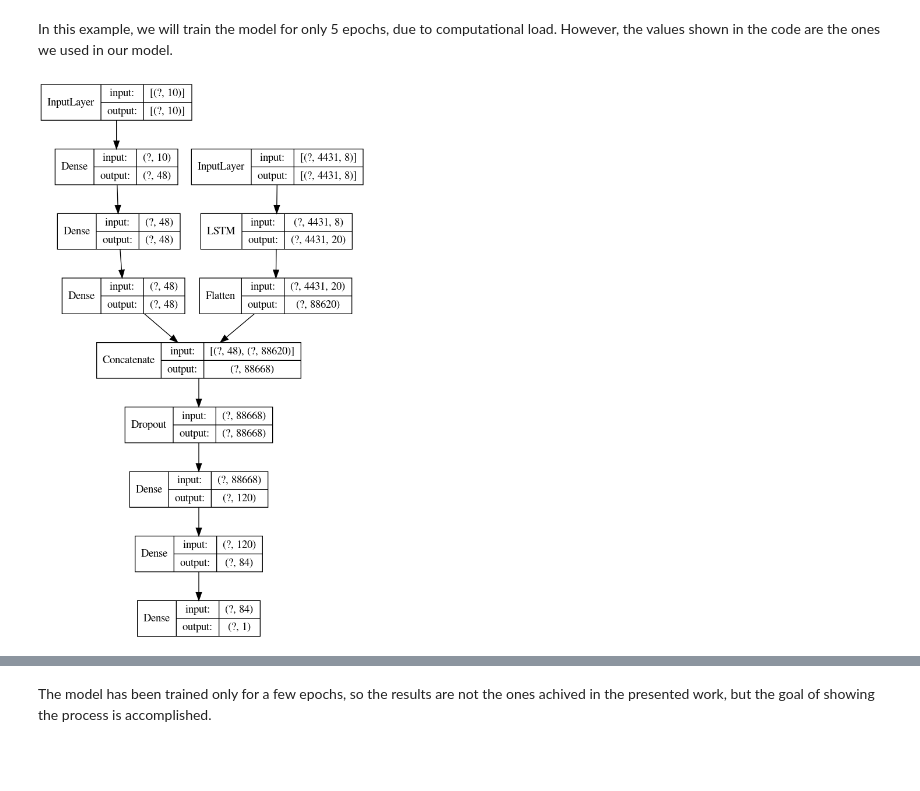
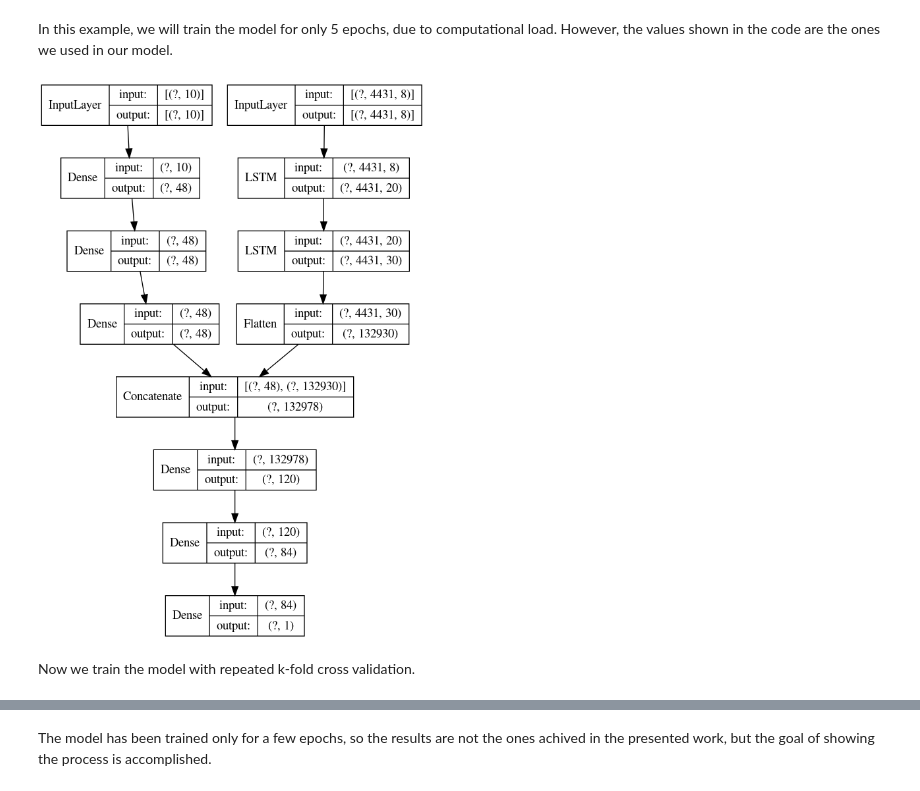
Before and after one commit to juliotorrest/yield_aeroponics, a Jupyter notebook: interpretability/LSTM_based_twoheaded.ipynb, the cells around one changed output, grey strips where cells are left out. Drawn from its saved outputs; the diff is of its cells as text; code cells hidden in the pictures; blank space fills up the shorter version.

```diff
--- a/interpretability/LSTM_based_twoheaded.ipynb
+++ b/interpretability/LSTM_based_twoheaded.ipynb
@@ -195,8 +195,5 @@ This is the two-headed CNN-based model that we have used for our work.
 # %%
 # Create model
-dropout=0.5
-r_d=0.5
-
 # Tabular input
 input_tab=Input(shape=(X_tab.shape[1],),name='tabular')
 branch_x=Dense(48,activation='relu')(input_tab)
@@ -205,20 +202,19 @@ branch_x=Dense(48,activation='relu')(branch_x)
 
 # #Sequential model
 input_seq=Input(shape=(X_seq.shape[1],X_seq.shape[2]),name='sequential')
-branch_y=LSTM(20,dropout=dropout,recurrent_dropout=r_d,
-              return_sequences=True)(input_seq)
+branch_y=LSTM(20,return_sequences=True)(input_seq)
+branch_y=LSTM(30,return_sequences=True)(branch_y)
 branch_y=Flatten()(branch_y)
 
-#Common classifier
-clf=concatenate([branch_x,branch_y])
-clf=Dropout(dropout)(clf)
-clf=Dense(120,activation='relu')(clf)
-clf=Dense(84,activation='relu')(clf)
-output=Dense(1,activation='relu')(clf)#linear
+#Common regressor
+reg=concatenate([branch_x,branch_y])
+reg=Dense(120,activation='relu')(reg)
+reg=Dense(84,activation='relu')(reg)
+output=Dense(1,activation='relu')(reg)#linear
 
 model=Model([input_tab,input_seq],output)
 
-model.compile(optimizer='adam',loss='mae',metrics=['mae','mse'])
+model.compile(optimizer='adadelta',loss='mse',metrics=['mae','mse'])
 print("\nModel created successfully!\n")
 # %% [output]
 Model created successfully!
@@ -226,19 +222,19 @@ Model created successfully!
 In this example, we will train the model for only 5 epochs, due to computational load. However, the values shown in the code are the ones we used in our model.
 # %%
 #Model conditions
-num_epochs=1000
-patience=int(num_epochs/5)
+epochs=1500
 batch_size=20
+#epochs one tenth of CNN, batch size of validation data set
 
-callbacks_list=[EarlyStopping(monitor='val_loss', patience=patience),
-                ModelCheckpoint(os.path.join(saving_dir,'model_lstm.h5'),
-                                save_best_only=True)]#,
-#                TensorBoard(log_dir=os.path.join(main_dir,'results','logs'),
-#                            histogram_freq=1)]
+callbacks_list=[ModelCheckpoint(os.path.join(saving_dir,'model_lstm.h5'),
+                                save_best_only=False)]
+
 #Plot model
 plot_model(model,to_file=os.path.join(saving_dir,'network_model_lstm.png'),
            show_shapes = True,show_layer_names = False)
 # %% [output]
-[figure, old version]
+[figure, new version]
+# %% [markdown]
+Now we train the model with repeated k-fold cross validation.
 # %%
 #Training the model
```
Also changed, not shown: parts of 9 cells of this notebook, 1 other file.
